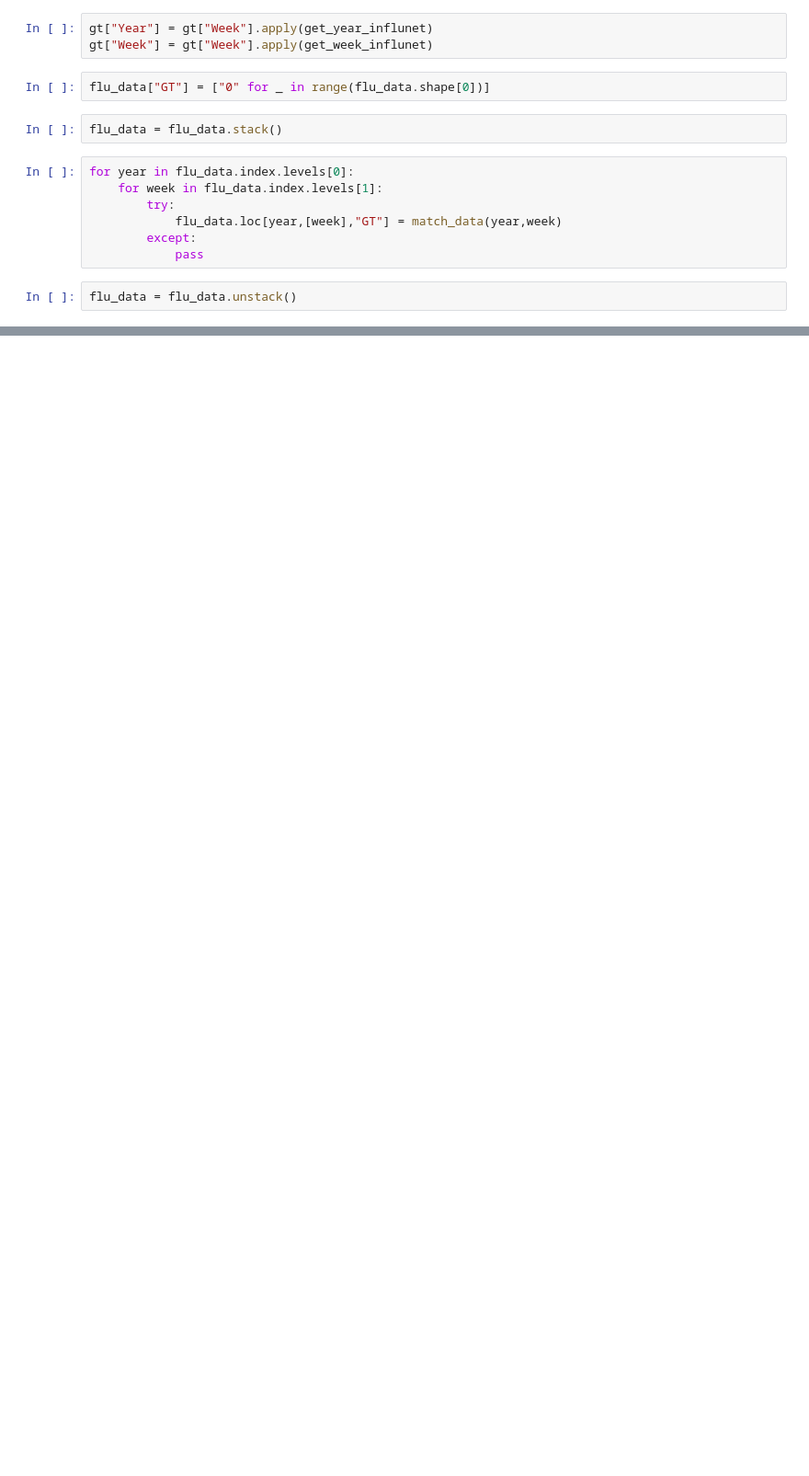
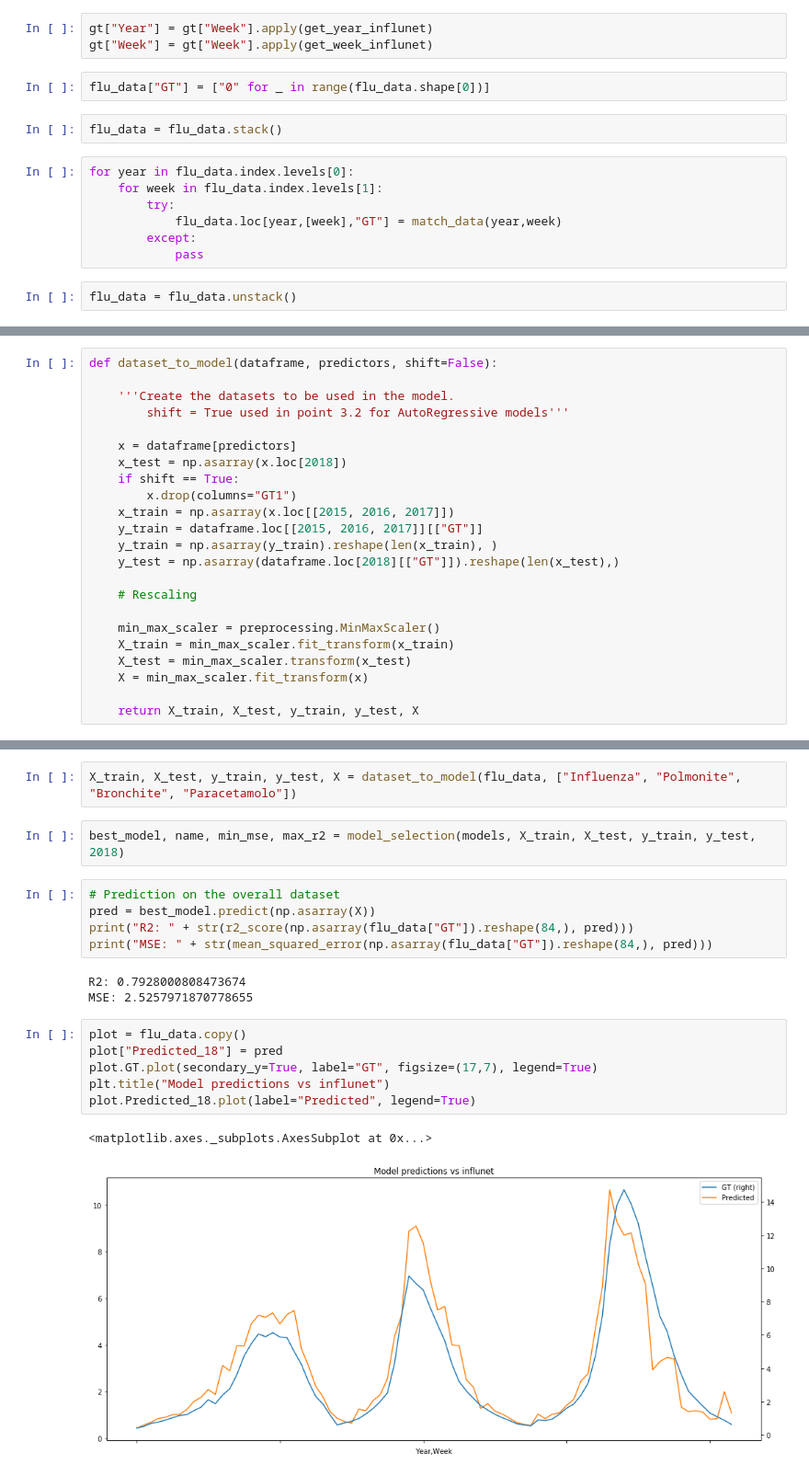
Before and after one commit to tlancian/DE_Homeworks, a Jupyter notebook: HW1/Assignment.ipynb, the cells around one changed output, grey strips where cells are left out. Shown: that part at 92% size. Drawn from its saved outputs; the diff is of its cells as text; blank space fills up the shorter version.

Commit message:
Correlazione e modelli r2=0.79

```diff
--- a/HW1/Assignment.ipynb
+++ b/HW1/Assignment.ipynb
@@ -213,0 +264,23 @@ plt.show()
+# %%
+def dataset_to_model(dataframe, predictors, shift=False):
+
+    '''Create the datasets to be used in the model.
+        shift = True used in point 3.2 for AutoRegressive models'''
+
+    x = dataframe[predictors]
+    x_test = np.asarray(x.loc[2018])
+    if shift == True:
+        x.drop(columns="GT1")
+    x_train = np.asarray(x.loc[[2015, 2016, 2017]])
+    y_train = dataframe.loc[[2015, 2016, 2017]][["GT"]]
+    y_train = np.asarray(y_train).reshape(len(x_train), )
+    y_test = np.asarray(dataframe.loc[2018][["GT"]]).reshape(len(x_test),)
+
+    # Rescaling
+
+    min_max_scaler = preprocessing.MinMaxScaler()
+    X_train = min_max_scaler.fit_transform(x_train)
+    X_test = min_max_scaler.transform(x_test)
+    X = min_max_scaler.fit_transform(x)
+
+    return X_train, X_test, y_train, y_test, X
@@ -213,0 +330,21 @@ plt.show()
+# %%
+X_train, X_test, y_train, y_test, X = dataset_to_model(flu_data, ["Influenza", "Polmonite", "Bronchite", "Paracetamolo"])
+# %%
+best_model, name, min_mse, max_r2 = model_selection(models, X_train, X_test, y_train, y_test, 2018)
+# %%
+# Prediction on the overall dataset
+pred = best_model.predict(np.asarray(X))
+print("R2: " + str(r2_score(np.asarray(flu_data["GT"]).reshape(84,), pred)))
+print("MSE: " + str(mean_squared_error(np.asarray(flu_data["GT"]).reshape(84,), pred)))
+# %% [output]
+R2: 0.7928000808473674
+MSE: 2.5257971870778655
+# %%
+plot = flu_data.copy()
+plot["Predicted_18"] = pred
+plot.GT.plot(secondary_y=True, label="GT", figsize=(17,7), legend=True)
+plt.title("Model predictions vs influnet")
+plot.Predicted_18.plot(label="Predicted", legend=True)
+# %% [output]
+<matplotlib.axes._subplots.AxesSubplot at 0x...>
+[figure, added]
```
Also changed, not shown: parts of 18 cells of this notebook, 1 other file.
